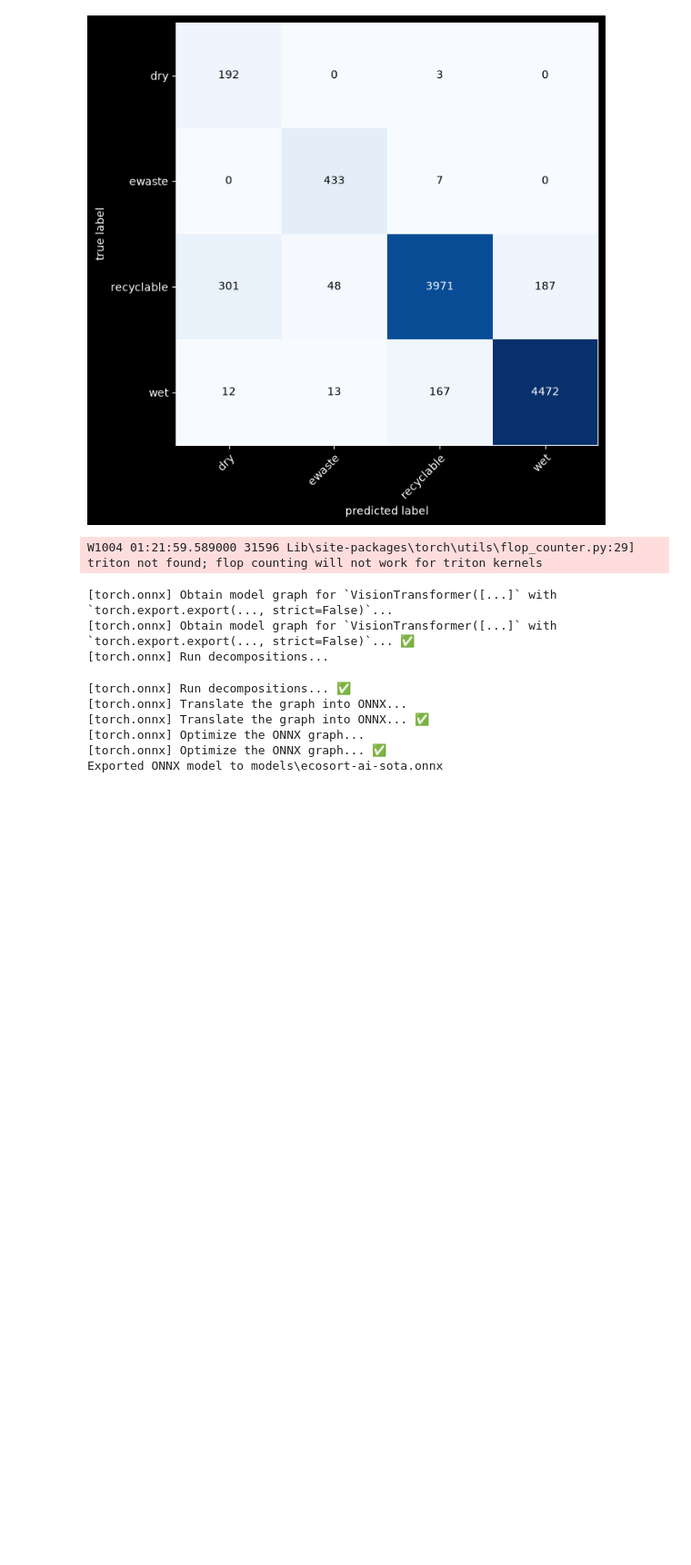
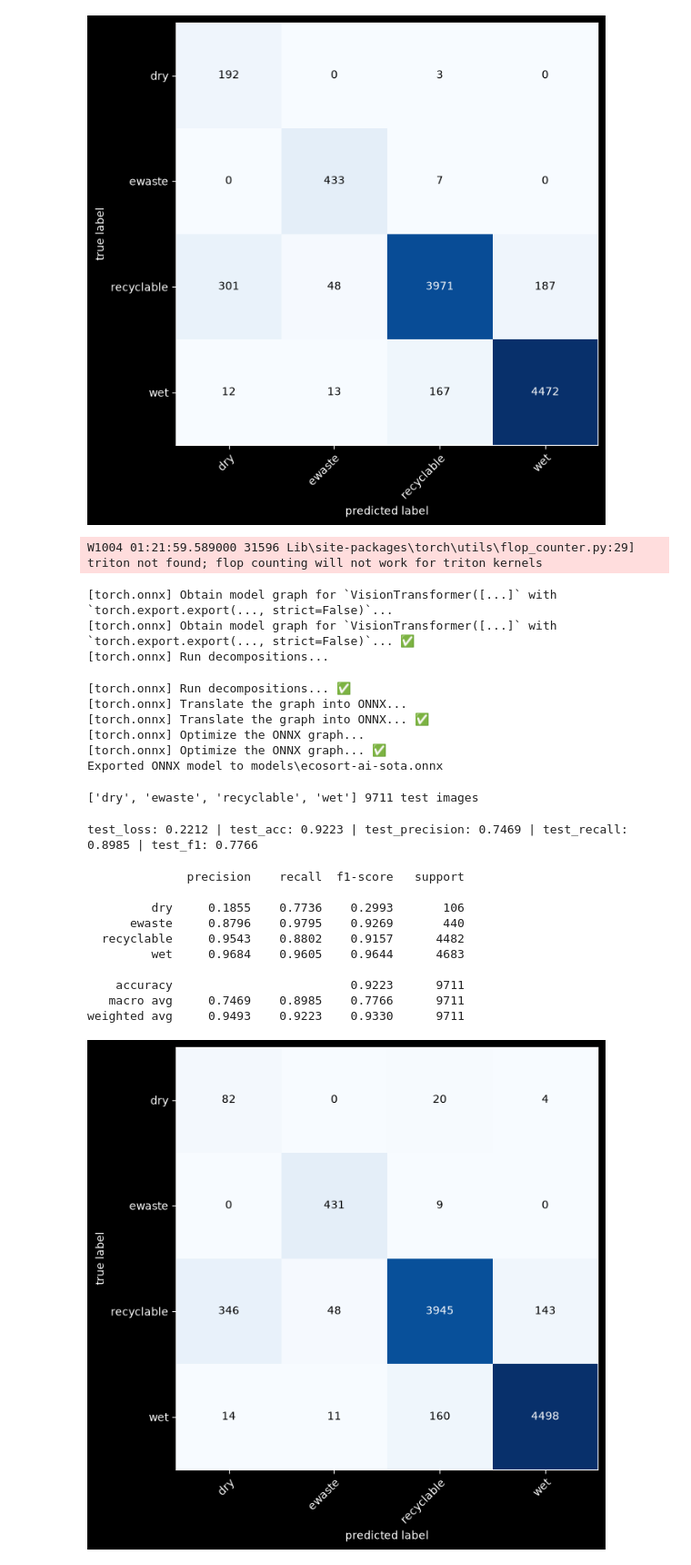
Before and after one commit to DinoKiller0607/EcoSort-AI, a Jupyter notebook: classifier_notebook.ipynb, the cells around one changed output. Shown at 91% size. Drawn from its saved outputs; the diff is of its cells as text; code cells hidden in the pictures; blank space fills up the shorter version.

Commit message:
complete model creation

```diff
--- a/classifier_notebook.ipynb
+++ b/classifier_notebook.ipynb
@@ -1089,3 +1089,51 @@ W1004 01:21:59.589000 31596 Lib\site-packages\torch\utils\flop_counter.py:29] tr
 [torch.onnx] Optimize the ONNX graph...
 [torch.onnx] Optimize the ONNX graph... ✅
 Exported ONNX model to models\ecosort-ai-sota.onnx
+# %%
+# Testing on our test data set
+_, test_dataloader, class_names = data_setup.create_dataloaders(train_dir,
+                                                                test_dir,
+                                                                auto_transforms,
+                                                                batch_size=32,
+                                                                num_workers=0)
+# %%
+print(class_names, len(test_dataloader.dataset), 'test images')
+# %% [output]
+['dry', 'ewaste', 'recyclable', 'wet'] 9711 test images
+# %%
+loss_fn = nn.CrossEntropyLoss()
+test_loss, test_acc, test_prec, test_rec, test_f1 = engine.val_step(model=model_3,
+                                                                    dataloader=test_dataloader,
+                                                                    loss_fn=loss_fn,
+                                                                    device=device)
+print(f"test_loss: {test_loss:.4f} | test_acc: {test_acc:.4f} | "
+      f"test_precision: {test_prec:.4f} | test_recall: {test_rec:.4f} | test_f1: {test_f1:.4f}")
+# %% [output]
+test_loss: 0.2212 | test_acc: 0.9223 | test_precision: 0.7469 | test_recall: 0.8985 | test_f1: 0.7766
+# %%
+model_3.eval()
+preds, targets = [], []
+with torch.inference_mode():
+    for X, y in test_dataloader:
+        logits = model_3(X.to(device))
+        preds.append(logits.argmax(dim=1).cpu())
+        targets.append(y)
+preds, targets = torch.cat(preds), torch.cat(targets)
+
+print(classification_report(targets, preds, target_names=class_names, digits=4))
+
+confmat = ConfusionMatrix(task='multiclass', num_classes=len(class_names))
+fig, ax = plot_confusion_matrix(conf_mat=confmat(preds=preds, target=targets).numpy(),
+                                class_names=class_names, figsize=(10, 7))
+# %% [output]
+              precision    recall  f1-score   support
+
+         dry     0.1855    0.7736    0.2993       106
+      ewaste     0.8796    0.9795    0.9269       440
+  recyclable     0.9543    0.8802    0.9157      4482
+         wet     0.9684    0.9605    0.9644      4683
+
+    accuracy                         0.9223      9711
+   macro avg     0.7469    0.8985    0.7766      9711
+weighted avg     0.9493    0.9223    0.9330      9711
+[figure, added]
```
